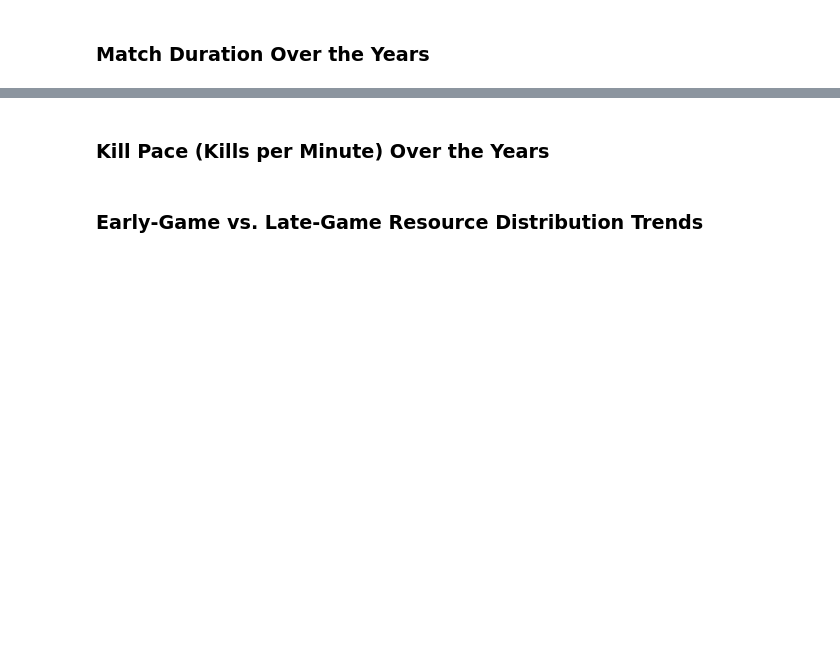
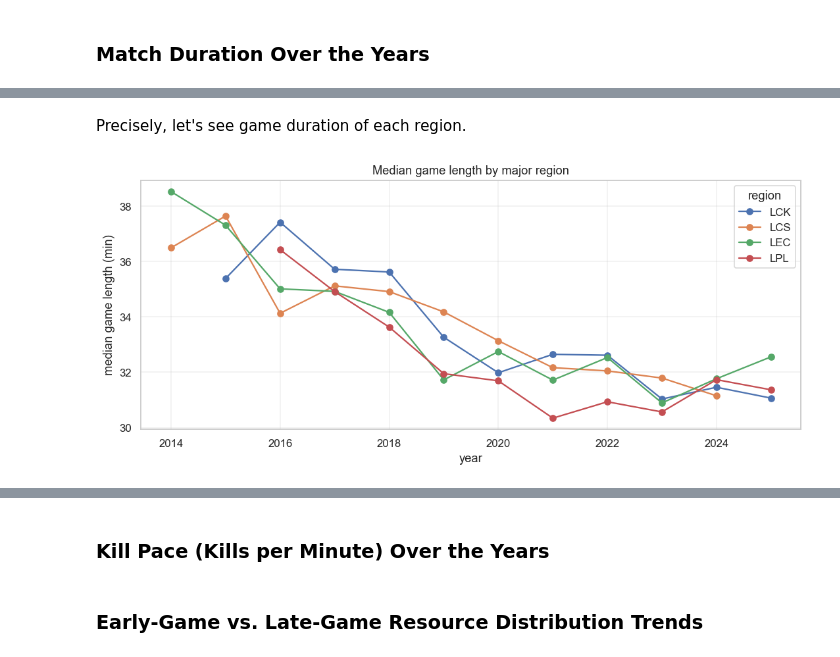
Before and after one commit to LUNARKN1GHT/lol_esports, a Jupyter notebook: lol_esports.ipynb, the cells around one changed output, grey strips where cells are left out. Saved outputs shown, nothing was run; the diff lists cells and outputs as text; code cells hidden in the pictures; blank space fills up the shorter version.

```diff
--- a/lol_esports.ipynb
+++ b/lol_esports.ipynb
@@ -189,0 +222,22 @@ Rules of preprocessing:
+# %% [markdown]
+Precisely, let's see game duration of each region.
+# %%
+main_regions = ["LPL", "LCK", "LCS", "LEC"]
+by_region = (
+    games[games["region"].isin(main_regions)]
+    .groupby(["year", "region"])["gamelength_min"]
+    .median()
+    .unstack("region")
+)
+
+fig, ax = plt.subplots(figsize=(10, 4.5))
+by_region.plot(ax=ax, marker="o")
+ax.set_title("Median game length by major region")
+ax.set_ylabel("median game length (min)")
+ax.set_xlabel("year")
+ax.grid(alpha=0.3)
+ax.legend(title="region")
+plt.tight_layout()
+plt.show()
+# %% [output]
+[figure, added]
```
Also changed, not shown: parts of 7 cells of this notebook, 1 other file.
